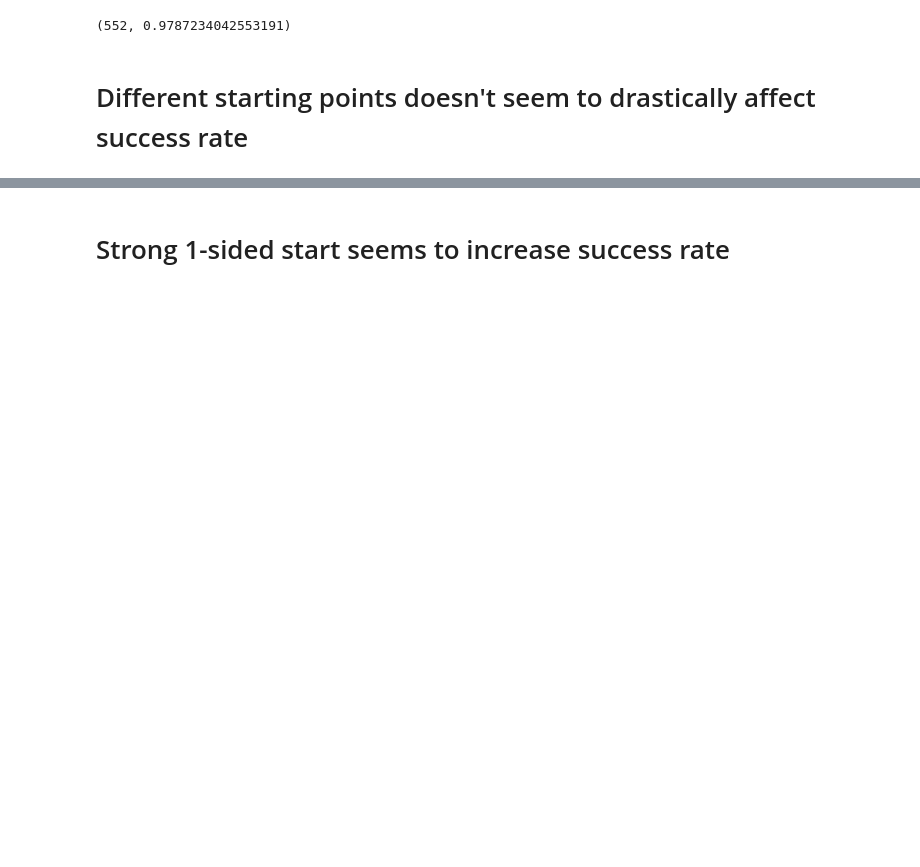
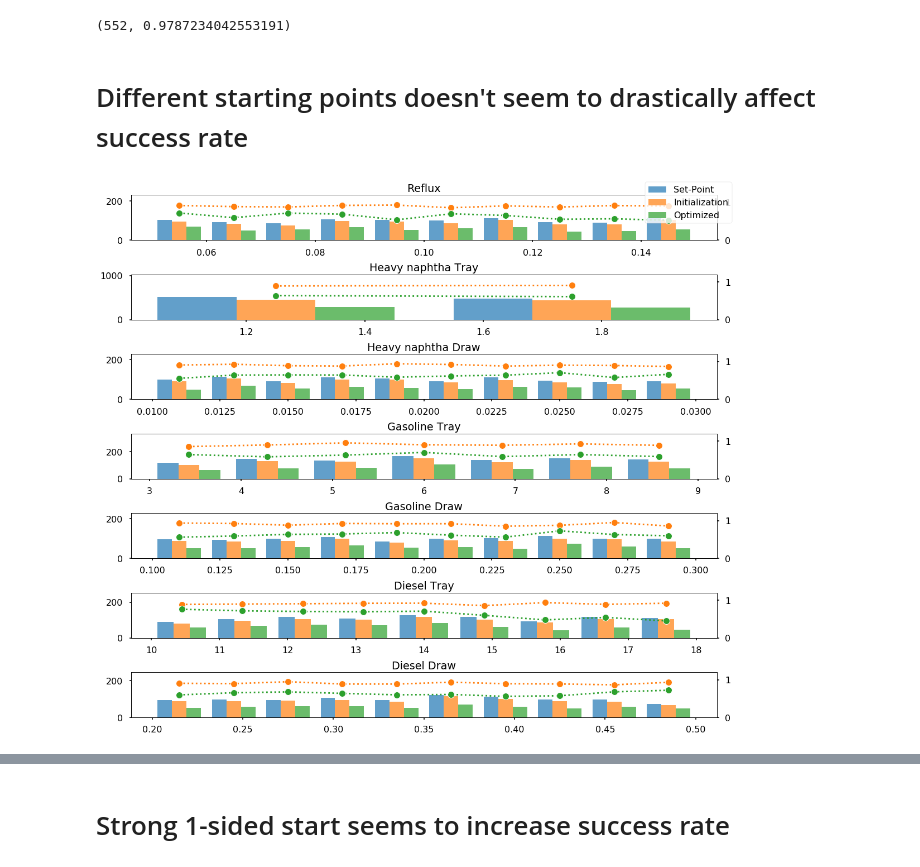
Before and after one commit to naienh/FT-Reactive-Distillation-Pyomo, a Jupyter notebook: showcase/3rd_level/Analysis-Copy1.ipynb, the cells around one changed output, grey strips where cells are left out. Cells and saved outputs as stored; diff of their text form; code cells hidden in the pictures; blank space fills up the shorter version.

```diff
--- a/showcase/3rd_level/Analysis-Copy1.ipynb
+++ b/showcase/3rd_level/Analysis-Copy1.ipynb
@@ -161,36 +163,38 @@ intermediate_draw_all = np.array([list(random_states[i].side_draw_flag.values())
 gasoline_location_all = np.array([sorted(random_states[i].side_draw_flag.keys())[1] for i in random_states if i in total_runs])
 gasoline_draw_all = np.array([list(random_states[i].side_draw_flag.values())[1] for i in random_states if i in total_runs])
 diesel_location_all = np.array([sorted(random_states[i].side_draw_flag.keys())[2] for i in random_states if i in total_runs])
 diesel_draw_all = np.array([list(random_states[i].side_draw_flag.values())[2] for i in random_states if i in total_runs])
 
 fig, axs = plt.subplots(7,1,figsize=(16,14))
 
 tmp_dic = {0:(reflux_ratio_all,'Reflux',(0.05,0.15),10),
-          1:(intermediate_location_all,'Heavy naphtha Tray',(2,4),3),
-          2:(intermediate_draw_all,'Heavy naphtha Draw',(0.01,0.04),10),
-          3:(gasoline_location_all,'Gasoline Tray',(5,9),5),
-          4:(gasoline_draw_all,'Gasoline Draw',(0.05,0.35),10),
-          5:(diesel_location_all,'Diesel Tray',(11,18),8),
-          6:(diesel_draw_all,'Diesel Draw',(0.15,0.55),10)}
+          1:(intermediate_location_all,'Heavy naphtha Tray',(1,2),2),
+          2:(intermediate_draw_all,'Heavy naphtha Draw',(0.01,0.03),10),
+          3:(gasoline_location_all,'Gasoline Tray',(3,9),7),
+          4:(gasoline_draw_all,'Gasoline Draw',(0.1,0.3),10),
+          5:(diesel_location_all,'Diesel Tray',(10,18),9),
+          6:(diesel_draw_all,'Diesel Draw',(0.2,0.5),10)}
 
 for j in range(7):
     y, bins, patches = axs[j].hist((divide_data(tmp_dic[j][0])),bins=tmp_dic[j][3],histtype='bar',range=tmp_dic[j][2],alpha=0.7)
     ymax = max(y[0])
     axs[j].set_ylim(bottom=0,top=2*ymax)
 
     bincenters = 0.5*(bins[1:]+bins[:-1])
     ratio_init = [float('nan') if j==0 or i==0 else i/j for i,j in zip(y[1],y[0])]
     ratio_opt = [float('nan') if j==0 or i==0 else i/j for i,j in zip(y[2],y[1])]
 
     ax_ = plt.twinx(axs[j])
     ax_.plot(bincenters,ratio_init,'C1:o',markeredgecolor='w',markersize=12,markeredgewidth = 1)
     ax_.plot(bincenters,ratio_opt,'C2:o',markeredgecolor='w',markersize=12,markeredgewidth = 1)
     ax_.set_ylim(0,1.2)
 
     # ax.grid()
     axs[j].set_title(tmp_dic[j][1])
 
 fig.legend(['Set-Point','Initialization','Optimized'])
 plt.tight_layout()
 plt.show()
 plt.close()
+# %% [output]
+[figure, added]
```
Also changed, not shown: parts of 99 cells of this notebook, 1 other file.
